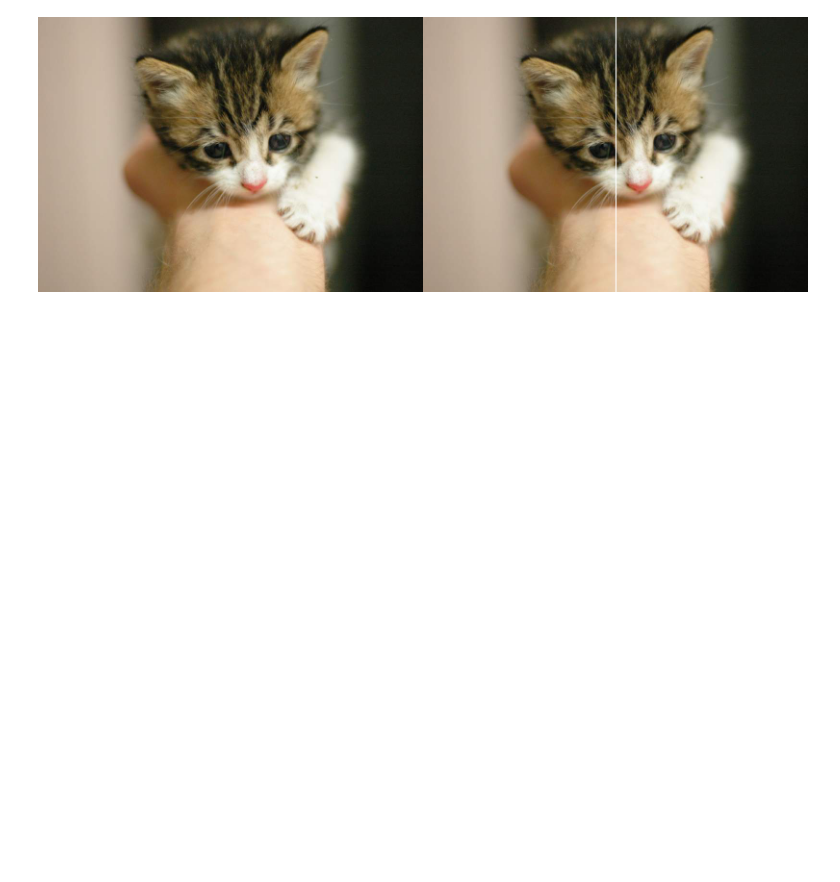
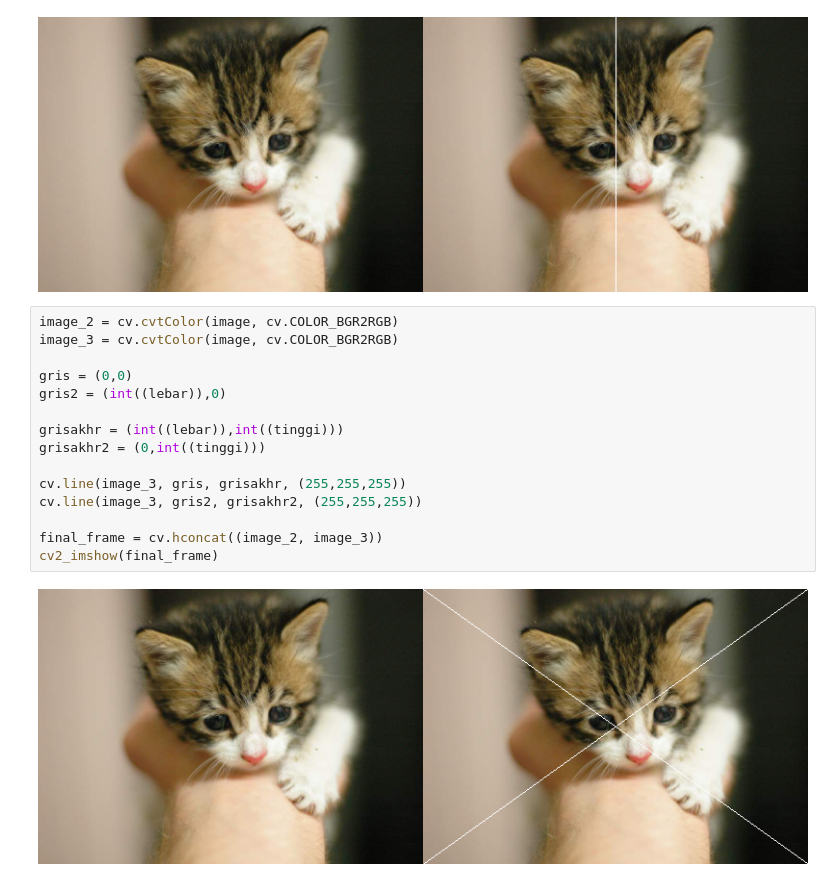
Before and after one commit to rianzulhaq/PCVK_Genap_2021, a Jupyter notebook: Week1.ipynb, the cells around one changed output. Drawn from its saved outputs; the diff is of its cells as text; blank space fills up the shorter version.

```diff
--- a/Week1.ipynb
+++ b/Week1.ipynb
@@ -57,3 +57,20 @@ final_frame = cv.hconcat((image_2, image_3))
 cv2_imshow(final_frame)
 # %% [output]
 [figure]
+# %%
+image_2 = cv.cvtColor(image, cv.COLOR_BGR2RGB)
+image_3 = cv.cvtColor(image, cv.COLOR_BGR2RGB)
+
+gris = (0,0)
+gris2 = (int((lebar)),0)
+
+grisakhr = (int((lebar)),int((tinggi)))
+grisakhr2 = (0,int((tinggi)))
+
+cv.line(image_3, gris, grisakhr, (255,255,255))
+cv.line(image_3, gris2, grisakhr2, (255,255,255))
+
+final_frame = cv.hconcat((image_2, image_3))
+cv2_imshow(final_frame)
+# %% [output]
+[figure, added]
```
